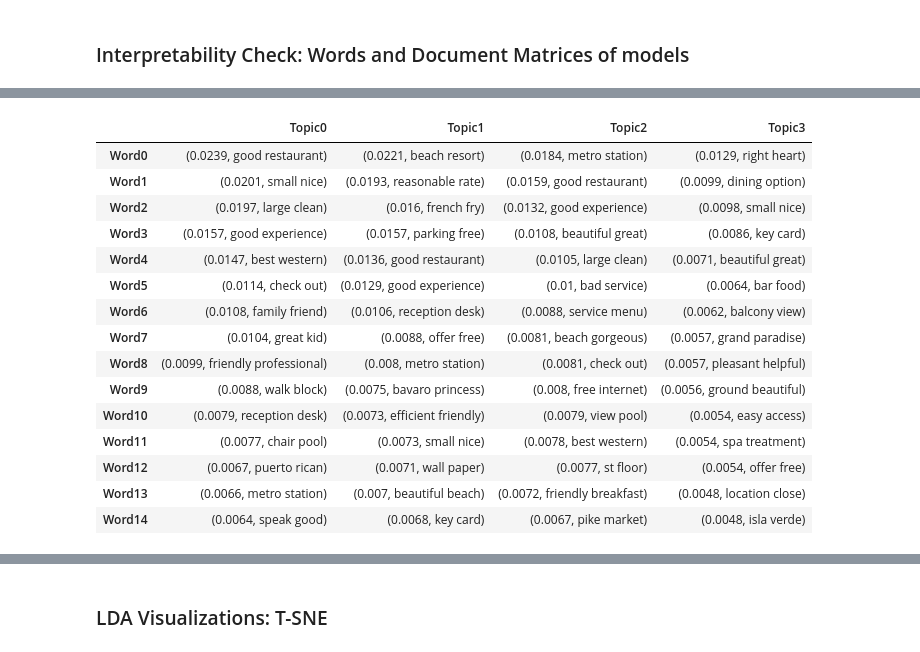
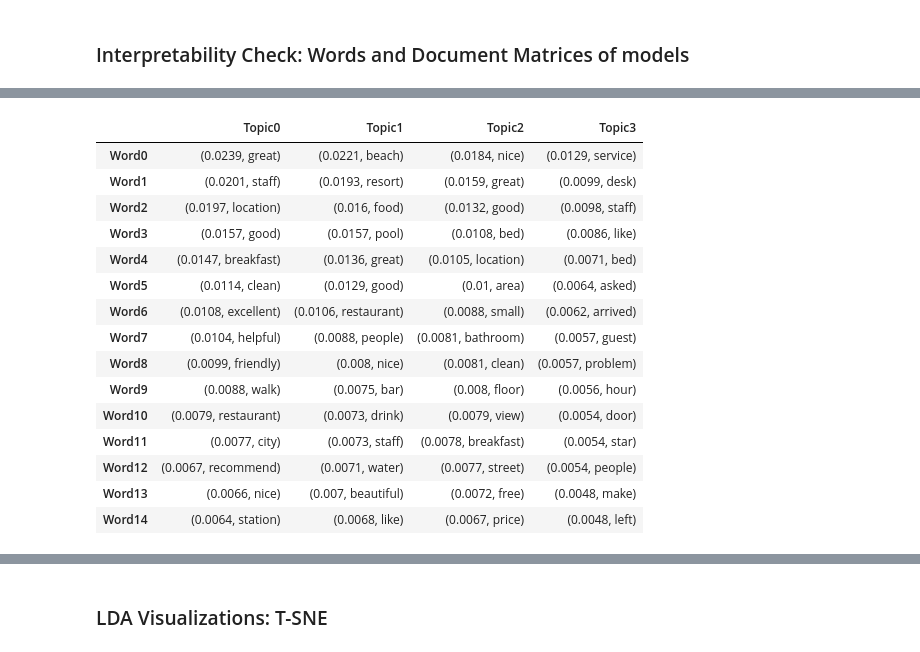
Before and after one commit to Hunteracademic/Unsupervised_assignment_1, a Jupyter notebook: FinalProject_Group04_AlexKravtsov_DanielCastiblanco_HunterWard.ipynb, the cells around one changed output, grey strips where cells are left out. Drawn from its saved outputs; the diff is of its cells as text; code cells hidden in the pictures.

```diff
--- a/FinalProject_Group04_AlexKravtsov_DanielCastiblanco_HunterWard.ipynb
+++ b/FinalProject_Group04_AlexKravtsov_DanielCastiblanco_HunterWard.ipynb
@@ -503,24 +503,48 @@ def get_topics(mod, vec, names, docs, ndocs, nwords):
 number_docs = 10
 number_words = 15
 
-# Extract the top words and relevant documents
-W_df, H_df = get_topics(
+# Extract and Display Single-word (sword) Model Results
+# Re-create the vectorizer used for the 'sword' models to ensure feature names match
+cv_sword = CountVectorizer(max_df=0.85, min_df=2, max_features=2000, ngram_range=(1, 2))
+dtm_sword = cv_sword.fit_transform(LDA_data['clean_text'])
+
+W_df_s, H_df_s = get_topics(
     mod=lda_models_arr_sword[(30, 4)],
-    vec=dtm_cv_final,
-    names=cv_final.get_feature_names_out(), # Correctly pulls the (1,2) ngrams
-    docs=LDA_data['Review'].tolist(),       # Ensures indices match the DTM
+    vec=dtm_sword,
+    names=cv_sword.get_feature_names_out(),
+    docs=LDA_data['Review'].tolist(),
     ndocs=number_docs,
     nwords=number_words
 )
 
-# Display the tables
-print('*' * 50)
-print("Word - Topic Table (Unigrams & Bigrams):")
-print('*' * 50)
-display(W_df)
+print('=' * 60)
+print("RESULTS FOR SINGLE-WORD MODEL (N-GRAM 1,2)")
+print('=' * 60)
+print("\nWord - Topic Table:")
+display(W_df_s)
+print("\nDocument - Topic Table:")
+display(H_df_s)
 
-print('\n' + '*' * 50)
-print("Document - Topic Table:")
-print('*' * 50)
-display(H_df)
+
+# Extract and Display Multi-word (mword) Model Results
+# Re-create the vectorizer used for the 'mword' models
+cv_mword = CountVectorizer(max_df=0.85, min_df=2, max_features=2000, ngram_range=(2, 2))
+dtm_mword = cv_mword.fit_transform(LDA_data['clean_text'])
+
+W_df_m, H_df_m = get_topics(
+    mod=lda_models_arr_mword[(30, 4)],
+    vec=dtm_mword,
+    names=cv_mword.get_feature_names_out(),
+    docs=LDA_data['Review'].tolist(),
+    ndocs=number_docs,
+    nwords=number_words
+)
+
+print('\n' + '=' * 60)
+print("RESULTS FOR MULTI-WORD MODEL (N-GRAM 2,2)")
+print('=' * 60)
+print("\nWord - Topic Table:")
+display(W_df_m)
+print("\nDocument - Topic Table:")
+display(H_df_m)
 # %% [output]
@@ -530,16 +556,16 @@ Word - Topic Table (Unigrams & Bigrams):
 |  | Topic0 | Topic1 | Topic2 | Topic3 |
-| Word0 | (0.0239, good restaurant) | (0.0221, beach resort) | (0.0184, metro station) | (0.0129, right heart) |
-| Word1 | (0.0201, small nice) | (0.0193, reasonable rate) | (0.0159, good restaurant) | (0.0099, dining option) |
-| Word2 | (0.0197, large clean) | (0.016, french fry) | (0.0132, good experience) | (0.0098, small nice) |
-| Word3 | (0.0157, good experience) | (0.0157, parking free) | (0.0108, beautiful great) | (0.0086, key card) |
-| Word4 | (0.0147, best western) | (0.0136, good restaurant) | (0.0105, large clean) | (0.0071, beautiful great) |
-| Word5 | (0.0114, check out) | (0.0129, good experience) | (0.01, bad service) | (0.0064, bar food) |
-| Word6 | (0.0108, family friend) | (0.0106, reception desk) | (0.0088, service menu) | (0.0062, balcony view) |
-| Word7 | (0.0104, great kid) | (0.0088, offer free) | (0.0081, beach gorgeous) | (0.0057, grand paradise) |
-| Word8 | (0.0099, friendly professional) | (0.008, metro station) | (0.0081, check out) | (0.0057, pleasant helpful) |
-| Word9 | (0.0088, walk block) | (0.0075, bavaro princess) | (0.008, free internet) | (0.0056, ground beautiful) |
-| Word10 | (0.0079, reception desk) | (0.0073, efficient friendly) | (0.0079, view pool) | (0.0054, easy access) |
-| Word11 | (0.0077, chair pool) | (0.0073, small nice) | (0.0078, best western) | (0.0054, spa treatment) |
-| Word12 | (0.0067, puerto rican) | (0.0071, wall paper) | (0.0077, st floor) | (0.0054, offer free) |
-| Word13 | (0.0066, metro station) | (0.007, beautiful beach) | (0.0072, friendly breakfast) | (0.0048, location close) |
-| Word14 | (0.0064, speak good) | (0.0068, key card) | (0.0067, pike market) | (0.0048, isla verde) |
+| Word0 | (0.0239, great) | (0.0221, beach) | (0.0184, nice) | (0.0129, service) |
+| Word1 | (0.0201, staff) | (0.0193, resort) | (0.0159, great) | (0.0099, desk) |
+| Word2 | (0.0197, location) | (0.016, food) | (0.0132, good) | (0.0098, staff) |
+| Word3 | (0.0157, good) | (0.0157, pool) | (0.0108, bed) | (0.0086, like) |
+| Word4 | (0.0147, breakfast) | (0.0136, great) | (0.0105, location) | (0.0071, bed) |
+| Word5 | (0.0114, clean) | (0.0129, good) | (0.01, area) | (0.0064, asked) |
+| Word6 | (0.0108, excellent) | (0.0106, restaurant) | (0.0088, small) | (0.0062, arrived) |
+| Word7 | (0.0104, helpful) | (0.0088, people) | (0.0081, bathroom) | (0.0057, guest) |
+| Word8 | (0.0099, friendly) | (0.008, nice) | (0.0081, clean) | (0.0057, problem) |
+| Word9 | (0.0088, walk) | (0.0075, bar) | (0.008, floor) | (0.0056, hour) |
+| Word10 | (0.0079, restaurant) | (0.0073, drink) | (0.0079, view) | (0.0054, door) |
+| Word11 | (0.0077, city) | (0.0073, staff) | (0.0078, breakfast) | (0.0054, star) |
+| Word12 | (0.0067, recommend) | (0.0071, water) | (0.0077, street) | (0.0054, people) |
+| Word13 | (0.0066, nice) | (0.007, beautiful) | (0.0072, free) | (0.0048, make) |
+| Word14 | (0.0064, station) | (0.0068, like) | (0.0067, price) | (0.0048, left) |
```
Also changed, not shown: parts of 11 cells of this notebook.
